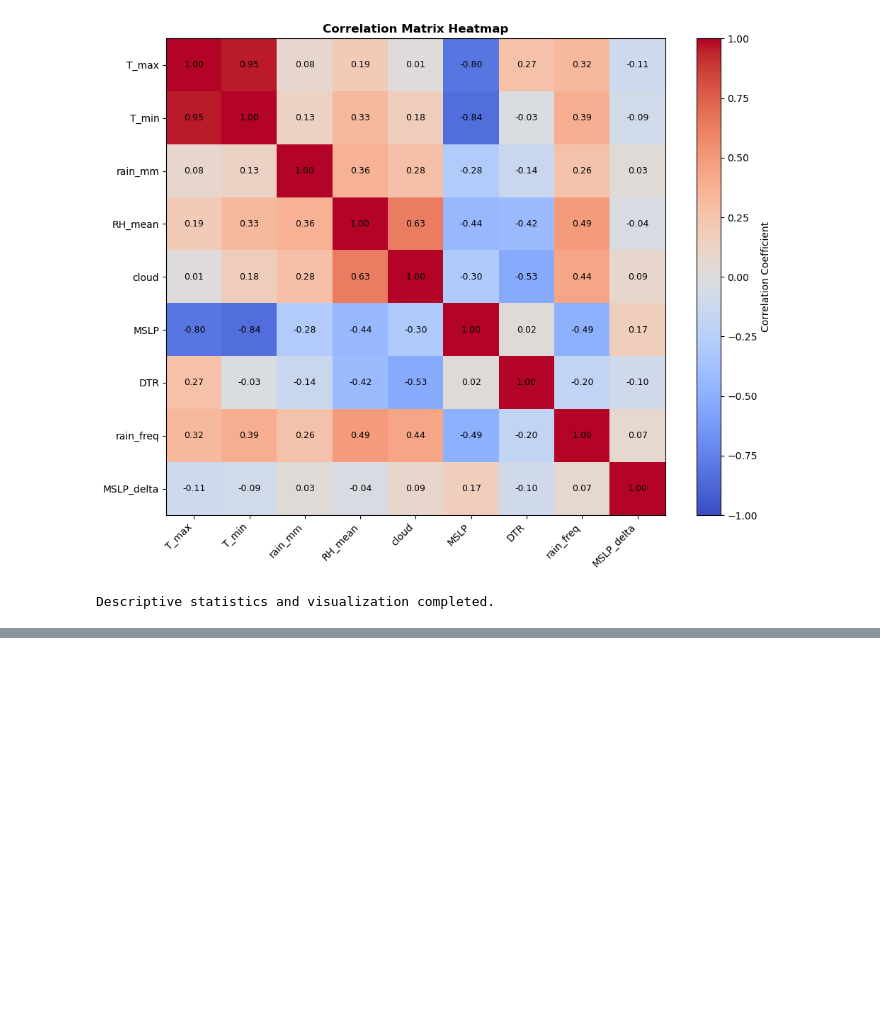
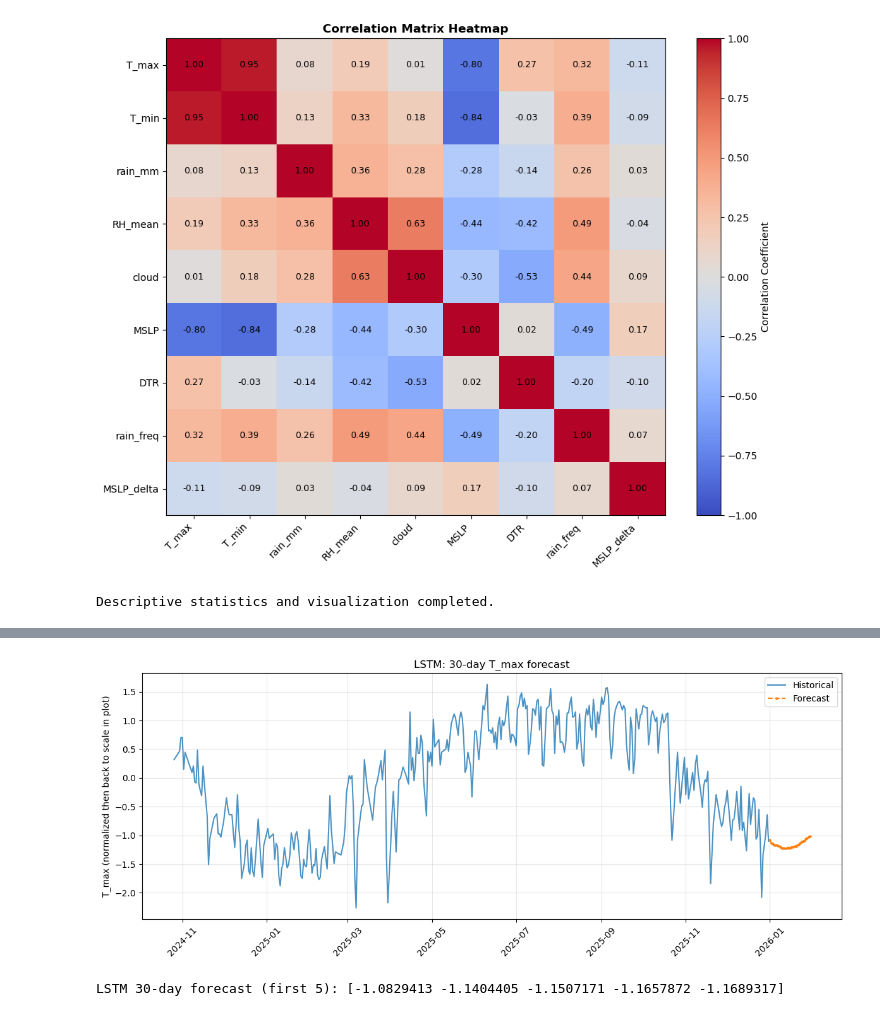
Before and after one commit to PengYe0203/ADA-group-project, a Jupyter notebook: ada_project.ipynb, the cells around one changed output, grey strips where cells are left out. Saved outputs shown, nothing was run; the diff lists cells and outputs as text; code cells hidden in the pictures; blank space fills up the shorter version.

```diff
--- a/ada_project.ipynb
+++ b/ada_project.ipynb
@@ -414,0 +921,41 @@ Output files:
+# %%
+# Future forecast: use best model to predict next 30 days beyond last test date
+FORECAST_DAYS = 30
+if best_reg_name == "SARIMA":
+    # Refit on full data (train+valid+test) and forecast 30 steps
+    full_series = df_arima.set_index("date")["T_max"].dropna()
+    future_pred = fit_and_forecast_test(full_series, test_len=FORECAST_DAYS, order=SARIMA_ORDER, seasonal_order=SARIMA_SEASONAL)
+    last_date = pd.Timestamp(df_arima["date"].max())
+    future_dates = pd.date_range(start=last_date + pd.Timedelta(days=1), periods=FORECAST_DAYS, freq="D")
+    hist_dates = df_arima["date"].values[-365:]  # last year for context
+    hist_values = df_arima.set_index("date").loc[hist_dates, "T_max"].values
+    plot_future_forecast(
+        hist_dates, hist_values, future_dates, future_pred,
+        title="SARIMA: 30-day T_max forecast",
+        ylabel="T_max (°C)",
+    )
+    print("SARIMA 30-day forecast (first 5):", future_pred[:5])
+elif best_reg_name == "LSTM" and HAS_LSTM:
+    # LSTM needs sequences: roll forward by appending predicted T_max and reusing last other features
+    last_seq = X_lstm_test[-1:].copy()
+    lstm_future = []
+    for _ in range(FORECAST_DAYS):
+        p = predict_lstm(lstm_model, last_seq)[0]
+        lstm_future.append(p)
+        new_row = last_seq[:, -1:, :].copy()
+        new_row[:, :, 0] = p  # T_max is first feature
+        last_seq = np.concatenate([last_seq[:, 1:, :], new_row], axis=1)
+    lstm_future = np.array(lstm_future)
+    last_date = pd.Timestamp(df_norm["date"].max())
+    future_dates = pd.date_range(start=last_date + pd.Timedelta(days=1), periods=FORECAST_DAYS, freq="D")
+    hist_dates = df_norm["date"].values[-365:]
+    hist_values = df_norm["T_max"].values[-365:]
+    plot_future_forecast(
+        hist_dates, hist_values, future_dates, lstm_future,
+        title="LSTM: 30-day T_max forecast",
+        ylabel="T_max (normalized then back to scale in plot)",
+    )
+    print("LSTM 30-day forecast (first 5):", lstm_future[:5])
+# %% [output]
+[figure, added]
+LSTM 30-day forecast (first 5): [-1.0829413 -1.1404405 -1.1507171 -1.1657872 -1.1689317]
```
Also changed, not shown: parts of 26 cells of this notebook, 21 other files.
